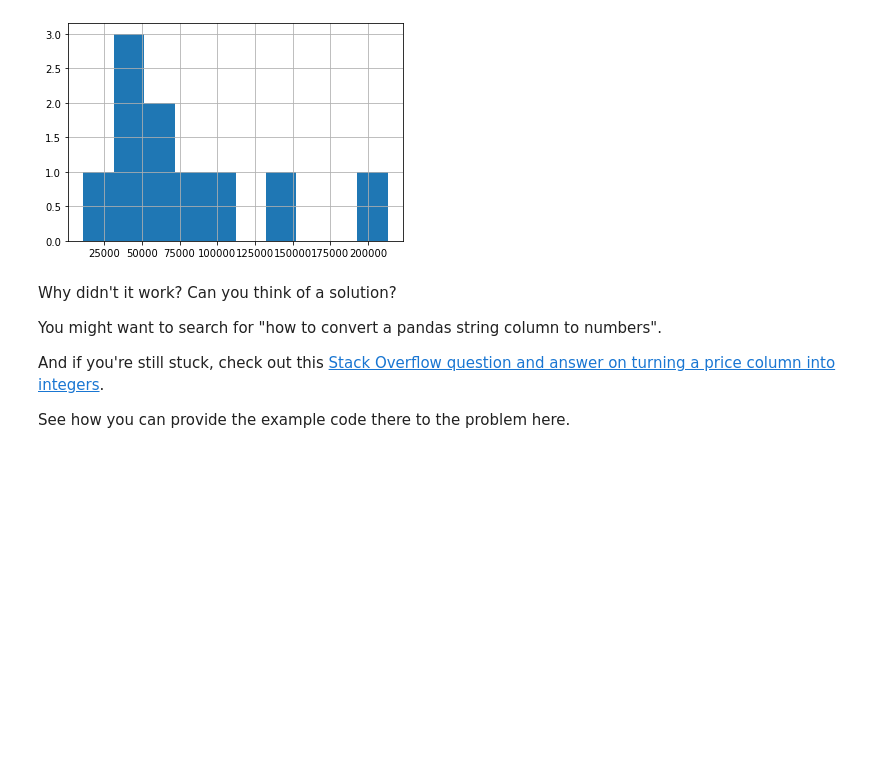
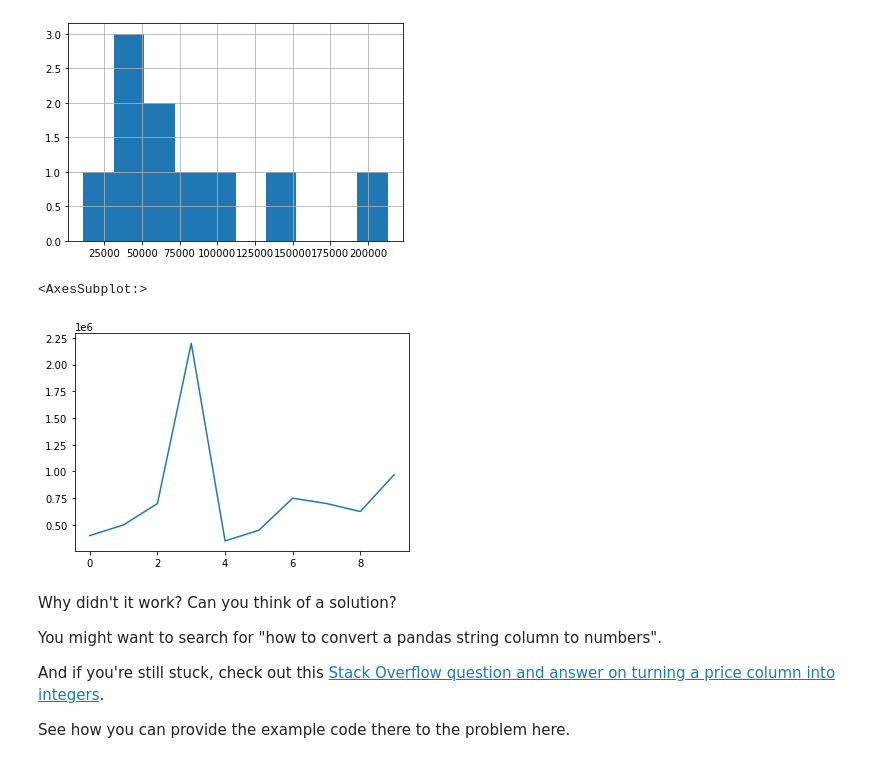
Before and after one commit to HM-bcard/TensorFlow-Developer-Certificate-Bootcamp, a Jupyter notebook: pandas-exercises.ipynb, the cells around one changed output. Saved outputs shown, nothing was run; the diff lists cells and outputs as text; code cells hidden in the pictures; blank space fills up the shorter version.

```diff
--- a/pandas-exercises.ipynb
+++ b/pandas-exercises.ipynb
@@ -237,3 +240,13 @@ car_sales["Odometer (KM)"].hist()
+# %%
+# Try to plot the Price column using plot()
+import string
+car_sales["Price"] = car_sales['Price'].str.replace('[{}]'.format(string.punctuation), '')
+car_sales["Price"] = car_sales["Price"].str.replace('[\$\,\.%]','').astype(int)
+car_sales["Price"] = car_sales["Price"].round(2)
+car_sales["Price"].plot()
+# %% [output]
+<AxesSubplot:>
+[figure, added]
 # %% [markdown]
 Why didn't it work? Can you think of a solution?
 
```
Also changed, not shown: parts of 20 cells of this notebook.
